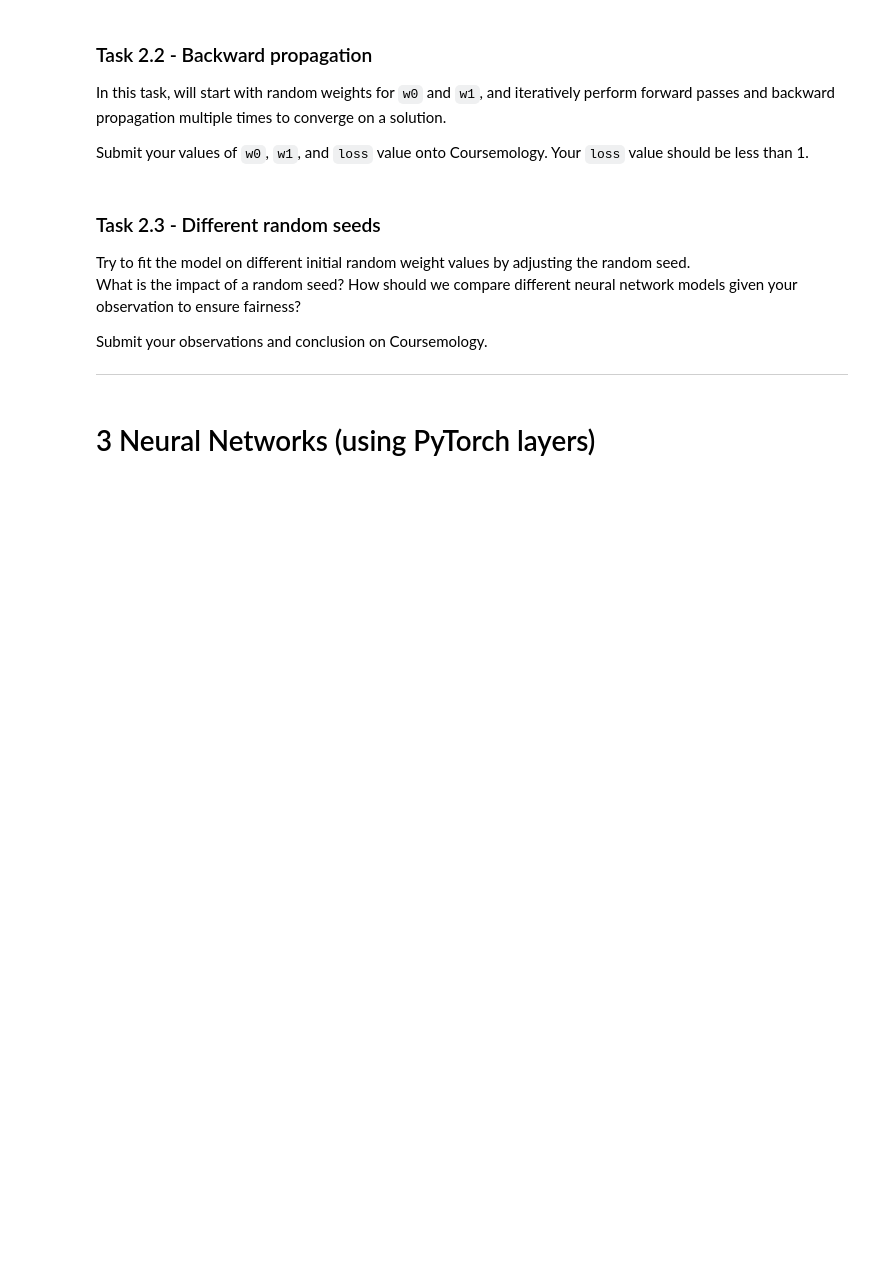
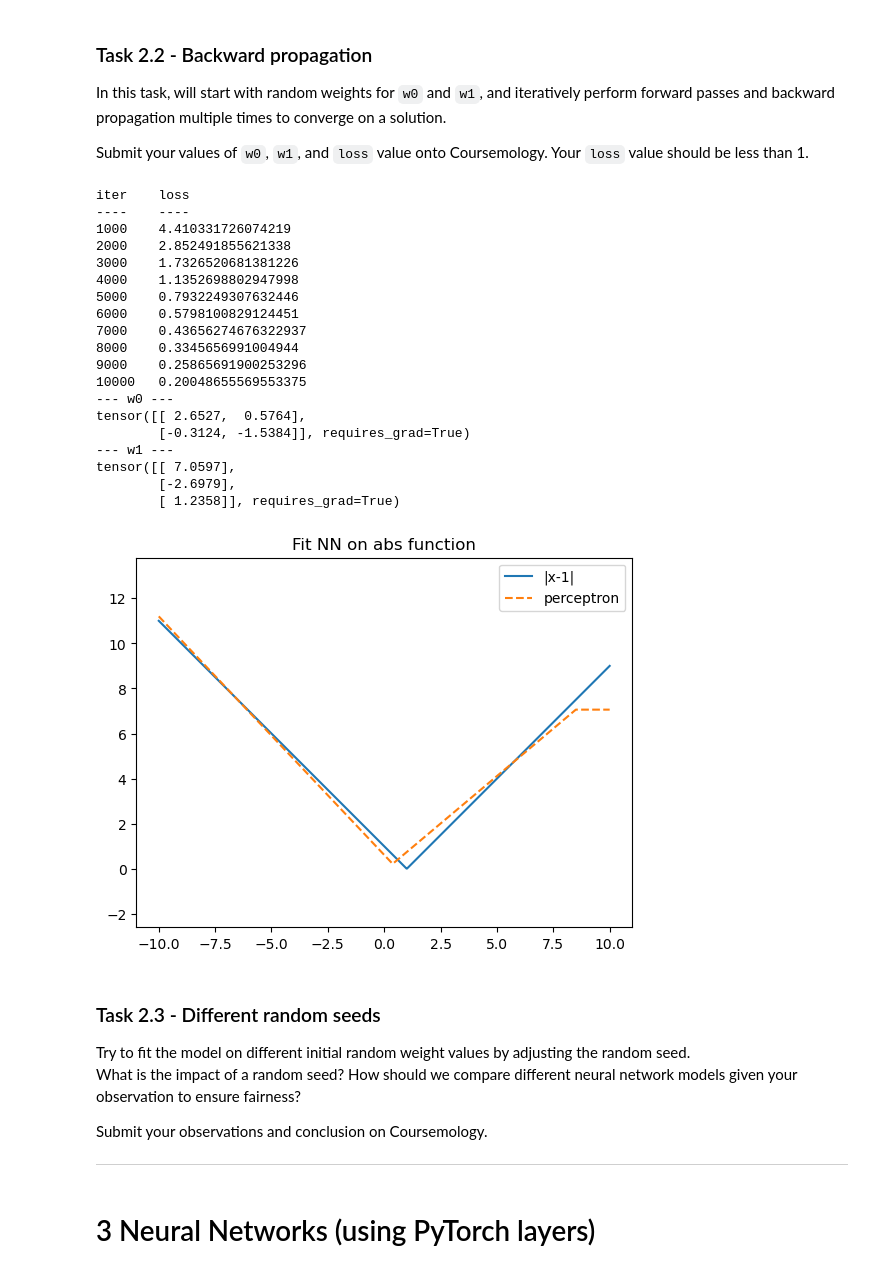
Before and after one commit to eunrcn/Y2S1, a Jupyter notebook: WK1-6/CS2109S/PS/ps6/ps6.ipynb, the cells around one changed output. Drawn from its saved outputs; the diff is of its cells as text; code cells hidden in the pictures; blank space fills up the shorter version.

```diff
--- a/WK1-6/CS2109S/PS/ps6/ps6.ipynb
+++ b/WK1-6/CS2109S/PS/ps6/ps6.ipynb
@@ -383,8 +448,28 @@ In this task, you are required implement the function `forward_pass` that takes
 x = torch.linspace(-10, 10, 1000).reshape(-1, 1)
 y = torch.abs(x-1)
 
+import torch
+
 def forward_pass(x, w0, w1, activation_fn):
-    raise NotImplementedError
+    m = x.shape[0]
+    x_augmented = torch.cat((torch.ones(m, 1), x), dim=1)
+    # left column is now one column of 1s to rep bias term
+
+    z0 = x_augmented.mm(w0)
+    # weighted sum of the input data after applying weight matrix for the hidden layer
+
+    a0 = activation_fn(z0)
+    # The activation function (e.g., ReLU->replacing negative values w 0) is applied element-wise
+
+    a0_augmented = torch.cat((torch.ones(m, 1), a0), dim=1)
+    # add the bias term (1.0) on the left
+
+    z1 = a0_augmented.mm(w1)
+    # calculate the weighted sum in the output layer
+
+    return z1
+
+
 
 # Exact weights
 w0 = torch.tensor([[-1., 1.], [1., -1.]], requires_grad=True)
@@ -411,45 +502,72 @@ In this task, will start with random weights for `w0` and `w1`, and iteratively
 
 Submit your values of `w0`, `w1`, and `loss` value onto Coursemology. Your `loss` value should be less than 1.
 # %%
-torch.manual_seed(1) # Set seed to some fixed value
+torch.manual_seed(2) # Set seed to some fixed value
 
 w0 = torch.randn(2, 2, requires_grad=True)
 w1 = torch.randn(3, 1, requires_grad=True)
 
 learning_rate = 1e-3
 print('iter', 'loss', '\n----', '----', sep='\t')
 for t in range(1, 10001):
     # Forward pass: compute predicted y
     y_pred = forward_pass(x, w0, w1, torch.relu)
 
     loss = torch.mean(torch.square(y - y_pred))
     loss.backward()
 
     if t % 1000 == 0:
         print(t, loss.item(), sep='\t')
 
     with torch.no_grad():
-        # Update weights and then reset the gradients to zero
-        raise NotImplementedError
+        # Update weights based on the gradients and learning rate
+        w0 -= learning_rate * w0.grad
+        w1 -= learning_rate * w1.grad
+
+        # Reset gradients to zero
+        w0.grad.zero_()
+        w1.grad.zero_()
+
 
 print("--- w0 ---", w0, sep='\n')
 print("--- w1 ---", w1, sep='\n')
 y_pred = forward_pass(x, w0, w1, torch.relu)
 plt.plot(x, y, linestyle='solid', label='|x-1|')
 plt.plot(x, y_pred.detach().numpy(), linestyle='dashed', label='perceptron')
 plt.axis('equal')
 plt.title('Fit NN on abs function')
 plt.legend()
 plt.show()
 
 # Task 5: Submit the values of `w0`, `w1`, and `loss` values after fitting
 # Note: An acceptable loss value should be less than 1.0
 #       You should try adjusting the random seed, learning rate, or
 #       number of iterations to improve your model.
 
-w0   = [[0.0, 0.0], [0.0,  0.0]] # to be computed
-w1   = [[0.0], [0.0], [0.0]]     # to be computed
-loss = 0.0                       # to be computed
+w0 = [[ 2.6527,  0.5764], [-0.3124, -1.5384]]
+w1 = [[ 7.0597], [-2.6979], [ 1.2358]]
+loss = 0.20048655569553375                 # to be computed
+# %% [output]
+iter    loss
+----    ----
+1000    4.410331726074219
+2000    2.852491855621338
+3000    1.7326520681381226
+4000    1.1352698802947998
+5000    0.7932249307632446
+6000    0.5798100829124451
+7000    0.43656274676322937
+8000    0.3345656991004944
+9000    0.25865691900253296
+10000   0.20048655569553375
+--- w0 ---
+tensor([[ 2.6527,  0.5764],
+        [-0.3124, -1.5384]], requires_grad=True)
+--- w1 ---
+tensor([[ 7.0597],
+        [-2.6979],
+        [ 1.2358]], requires_grad=True)
+[figure, added]
 # %%
 w0 = torch.tensor(w0)
 w1 = torch.tensor(w1)
```
Also changed, not shown: parts of 6 cells of this notebook, 3 other files.
